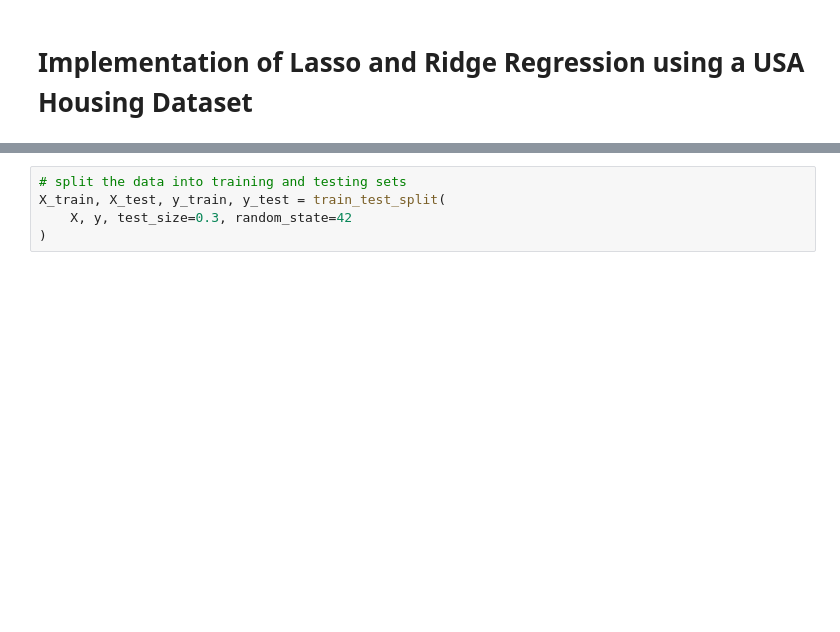
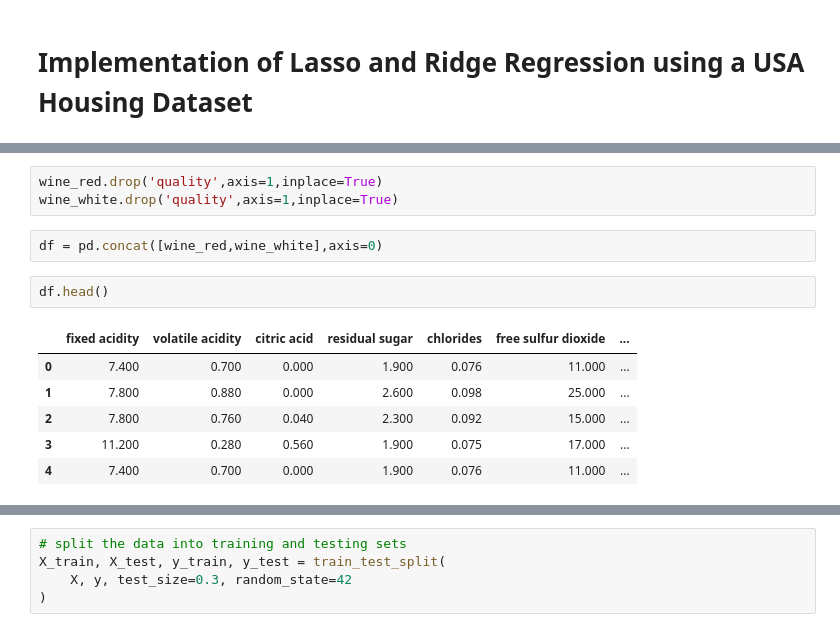
Before and after one commit to Harsh502s/ML-Assignments, a Jupyter notebook: ML-MF Pesentation/Presentation.ipynb, the cells around one changed output, grey strips where cells are left out. Saved outputs shown, nothing was run; the diff lists cells and outputs as text; blank space fills up the shorter version.

```diff
--- a/ML-MF Pesentation/Presentation.ipynb
+++ b/ML-MF Pesentation/Presentation.ipynb
@@ -68,0 +60,14 @@ ushouse.head()
+# %%
+wine_red.drop('quality',axis=1,inplace=True)
+wine_white.drop('quality',axis=1,inplace=True)
+# %%
+df = pd.concat([wine_red,wine_white],axis=0)
+# %%
+df.head()
+# %% [output]
+|  | fixed acidity | volatile acidity | citric acid | residual sugar | chlorides | free sulfur dioxide | ... |
+| 0 | 7.400 | 0.700 | 0.000 | 1.900 | 0.076 | 11.000 | ... |
+| 1 | 7.800 | 0.880 | 0.000 | 2.600 | 0.098 | 25.000 | ... |
+| 2 | 7.800 | 0.760 | 0.040 | 2.300 | 0.092 | 15.000 | ... |
+| 3 | 11.200 | 0.280 | 0.560 | 1.900 | 0.075 | 17.000 | ... |
+| 4 | 7.400 | 0.700 | 0.000 | 1.900 | 0.076 | 11.000 | ... |
```
Also changed, not shown: parts of 12 cells of this notebook.
